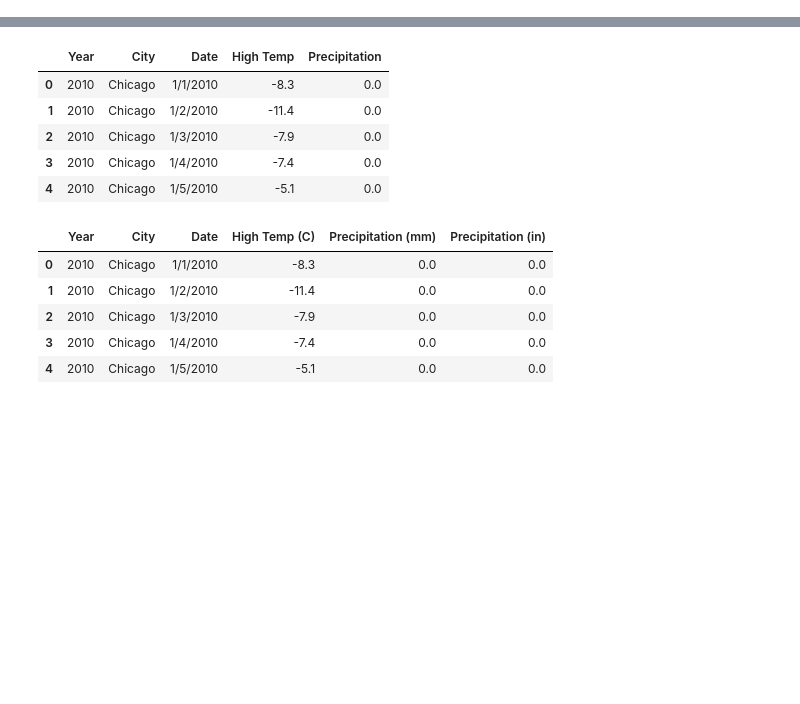
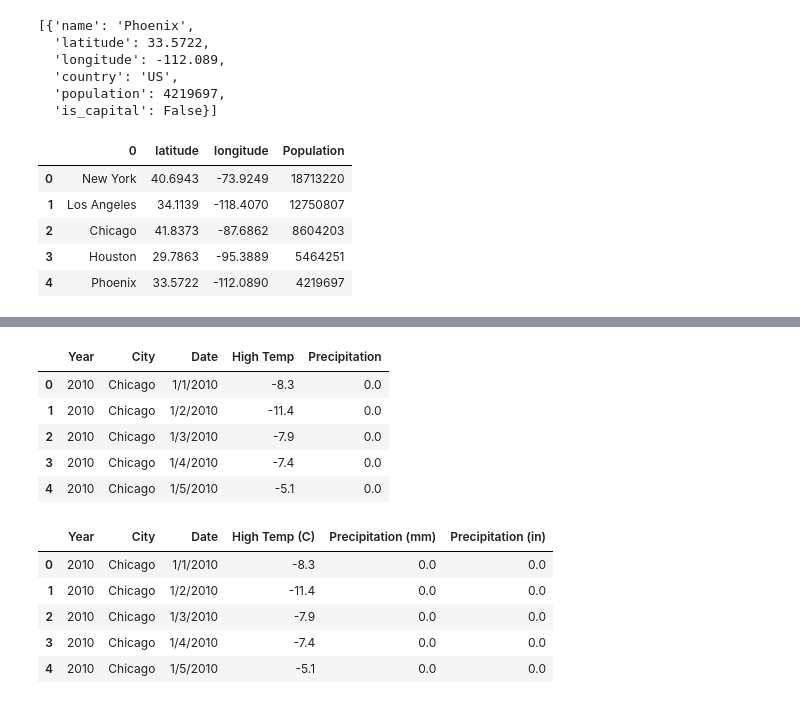
Before and after one commit to jsnow07grad/project-1, a Jupyter notebook: climate_study.ipynb, the cells around one changed output, grey strips where cells are left out. Cells and saved outputs as stored; diff of their text form; code cells hidden in the pictures; blank space fills up the shorter version.

```diff
--- a/climate_study.ipynb
+++ b/climate_study.ipynb
@@ -0,0 +26,10 @@
+# %%
+import requests
+
+name = 'San Francisco'
+api_url = 'https://api.api-ninjas.com/v1/city?name={}'.format(name)
+response = requests.get(api_url, headers={'X-Api-Key': api_key_city})
+if response.status_code == requests.codes.ok:
+    print(response.text)
+else:
+    print("Error:", response.status_code, response.text)
@@ -0,0 +38,4 @@
+# %%
+cities = ["New York", "Los Angeles", "Chicago", "Houston", "Phoenix"]
+citydata = pd.DataFrame(cities)
+citydata
@@ -0,0 +49,25 @@
+# %%
+latitude = []
+longitude = []
+population = []
+
+for city in cities:
+
+    api_url = 'https://api.api-ninjas.com/v1/city?name={}'.format(city)
+    response = requests.get(api_url, headers={'X-Api-Key': api_key_city})
+    if response.status_code == requests.codes.ok:
+        print(response.text)
+    else:
+        print("Error:", response.status_code, response.text)
+    print(response.url)
+    city_response = response.json()
+    lat = city_response[0]["latitude"]
+    latitude.append(lat)
+    long= city_response[0]["longitude"]
+    longitude.append(long)
+    pop = city_response[0]["population"]
+    population.append(pop)
+
+citydata["latitude"] = latitude
+citydata["longitude"] = longitude
+citydata["Population"] = population
@@ -0,0 +85,18 @@
+# %%
+city_response
+# %% [output]
+[{'name': 'Phoenix',
+  'latitude': 33.5722,
+  'longitude': -112.089,
+  'country': 'US',
+  'population': 4219697,
+  'is_capital': False}]
+# %%
+citydata
+# %% [output]
+|  | 0 | latitude | longitude | Population |
+| 0 | New York | 40.6943 | -73.9249 | 18713220 |
+| 1 | Los Angeles | 34.1139 | -118.4070 | 12750807 |
+| 2 | Chicago | 41.8373 | -87.6862 | 8604203 |
+| 3 | Houston | 29.7863 | -95.3889 | 5464251 |
+| 4 | Phoenix | 33.5722 | -112.0890 | 4219697 |
```
Also changed, not shown: parts of 9 cells of this notebook, 1 other file.
